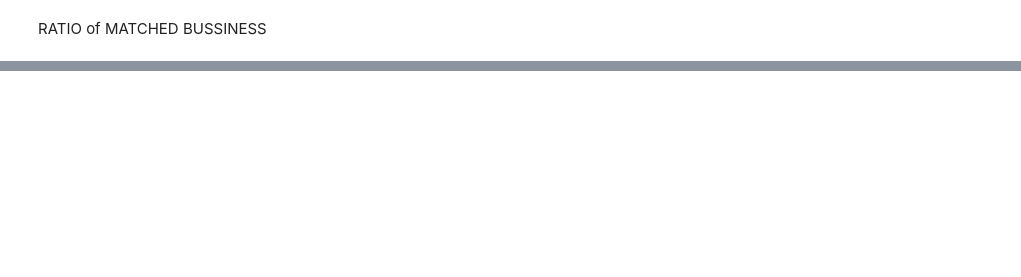
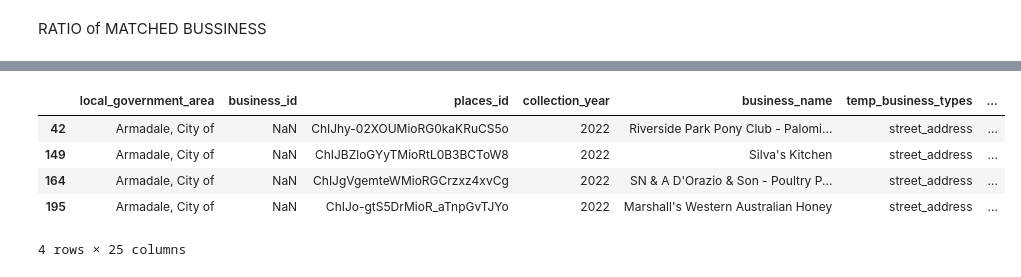
Before and after one commit to Burbukje/CITS3200, a Jupyter notebook: classification_matching/match.ipynb, the cells around one changed output, grey strips where cells are left out. Drawn from its saved outputs; the diff is of its cells as text; code cells hidden in the pictures; blank space fills up the shorter version.

```diff
--- a/classification_matching/match.ipynb
+++ b/classification_matching/match.ipynb
@@ -226,0 +193,9 @@ armadale.to_excel(r'Matched_Armadale.xlsx', index = False)
+# %%
+armadale[armadale['classification_name'].isna()]
+# %% [output]
+|  | local_government_area | business_id | places_id | collection_year | business_name | temp_business_types | ... |
+| 42 | Armadale, City of | NaN | ChIJhy-02XOUMioRG0kaKRuCS5o | 2022 | Riverside Park Pony Club - Palomi... | street_address | ... |
+| 149 | Armadale, City of | NaN | ChIJBZloGYyTMioRtL0B3BCToW8 | 2022 | Silva's Kitchen | street_address | ... |
+| 164 | Armadale, City of | NaN | ChIJgVgemteWMioRGCrzxz4xvCg | 2022 | SN & A D'Orazio & Son - Poultry P... | street_address | ... |
+| 195 | Armadale, City of | NaN | ChIJo-gtS5DrMioR_aTnpGvTJYo | 2022 | Marshall's Western Australian Honey | street_address | ... |
+4 rows × 25 columns
```
Also changed, not shown: parts of 11 cells of this notebook, 2 other files.
